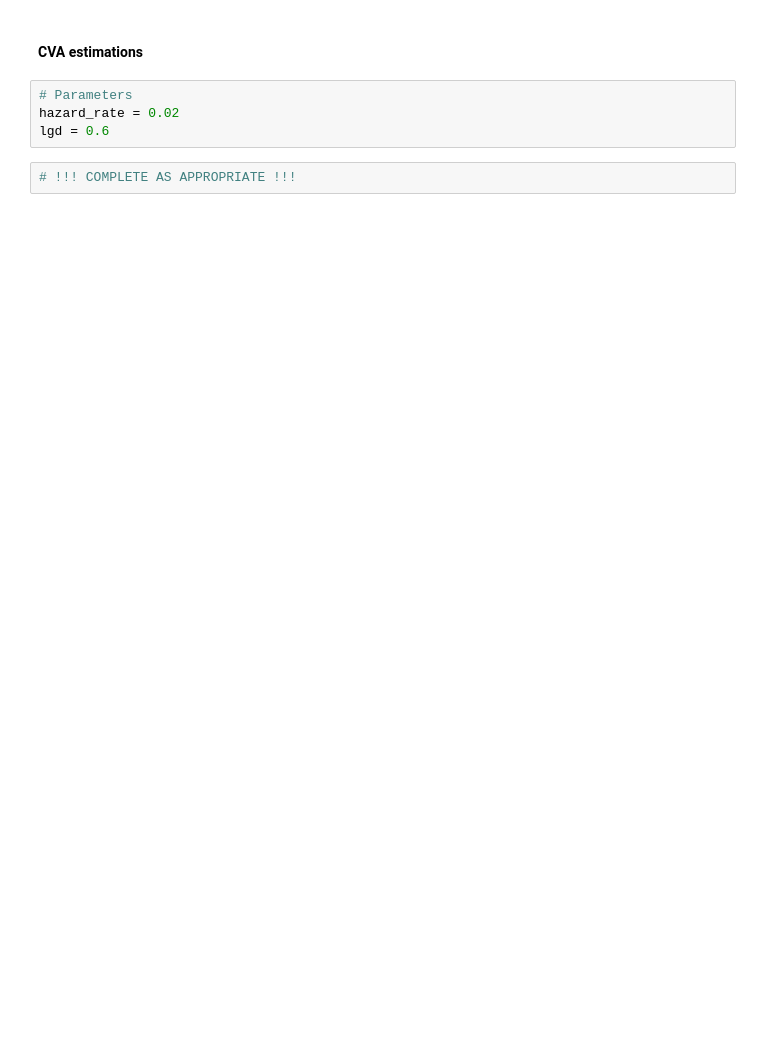
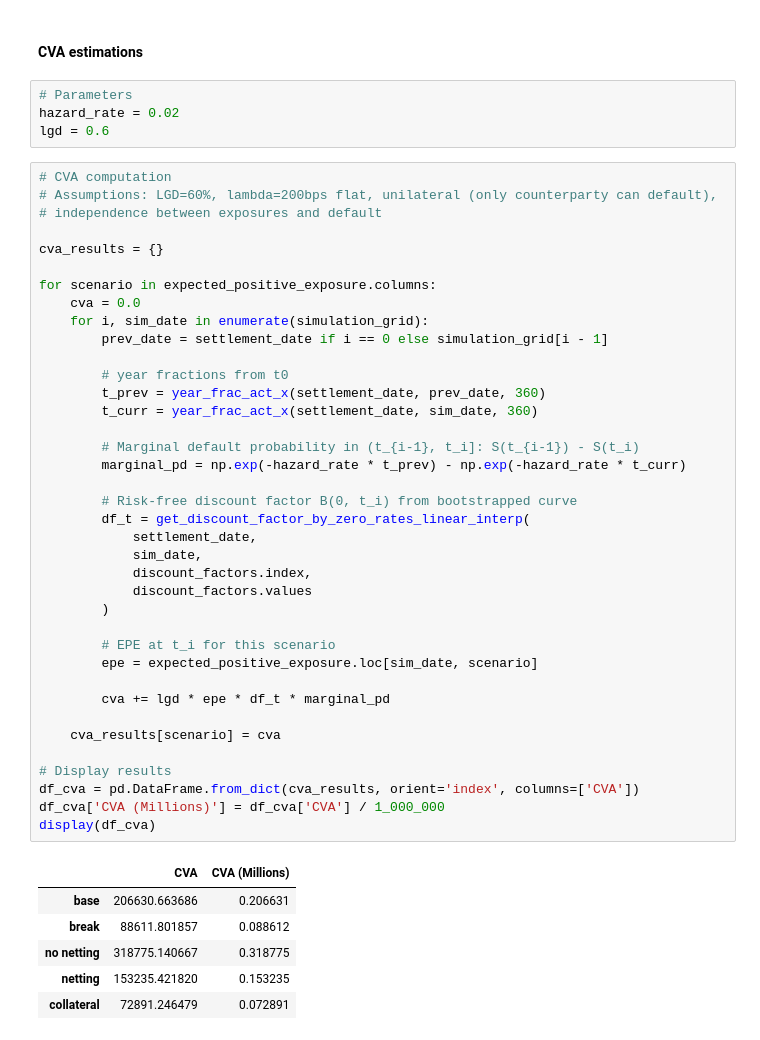
Before and after one commit to GabrielDelhay/FinEng_group6_2, a Jupyter notebook: assignment5_RM/ex5_notebook.ipynb, the cells around one changed output. Cells and saved outputs as stored; diff of their text form; blank space fills up the shorter version.

```diff
--- a/assignment5_RM/ex5_notebook.ipynb
+++ b/assignment5_RM/ex5_notebook.ipynb
@@ -439,4 +438,47 @@ plt.show()
 hazard_rate = 0.02
 lgd = 0.6
 # %%
-# !!! COMPLETE AS APPROPRIATE !!!
+# CVA computation
+# Assumptions: LGD=60%, lambda=200bps flat, unilateral (only counterparty can default),
+# independence between exposures and default
+
+cva_results = {}
+
+for scenario in expected_positive_exposure.columns:
+    cva = 0.0
+    for i, sim_date in enumerate(simulation_grid):
+        prev_date = settlement_date if i == 0 else simulation_grid[i - 1]
+
+        # year fractions from t0
+        t_prev = year_frac_act_x(settlement_date, prev_date, 360)
+        t_curr = year_frac_act_x(settlement_date, sim_date, 360)
+
+        # Marginal default probability in (t_{i-1}, t_i]: S(t_{i-1}) - S(t_i)
+        marginal_pd = np.exp(-hazard_rate * t_prev) - np.exp(-hazard_rate * t_curr)
+
+        # Risk-free discount factor B(0, t_i) from bootstrapped curve
+        df_t = get_discount_factor_by_zero_rates_linear_interp(
+            settlement_date,
+            sim_date,
+            discount_factors.index,
+            discount_factors.values
+        )
+
+        # EPE at t_i for this scenario
+        epe = expected_positive_exposure.loc[sim_date, scenario]
+
+        cva += lgd * epe * df_t * marginal_pd
+
+    cva_results[scenario] = cva
+
+# Display results
+df_cva = pd.DataFrame.from_dict(cva_results, orient='index', columns=['CVA'])
+df_cva['CVA (Millions)'] = df_cva['CVA'] / 1_000_000
+display(df_cva)
+# %% [output]
+|  | CVA | CVA (Millions) |
+| base | 206630.663686 | 0.206631 |
+| break | 88611.801857 | 0.088612 |
+| no netting | 318775.140667 | 0.318775 |
+| netting | 153235.421820 | 0.153235 |
+| collateral | 72891.246479 | 0.072891 |
```
Also changed, not shown: parts of 4 cells of this notebook.
